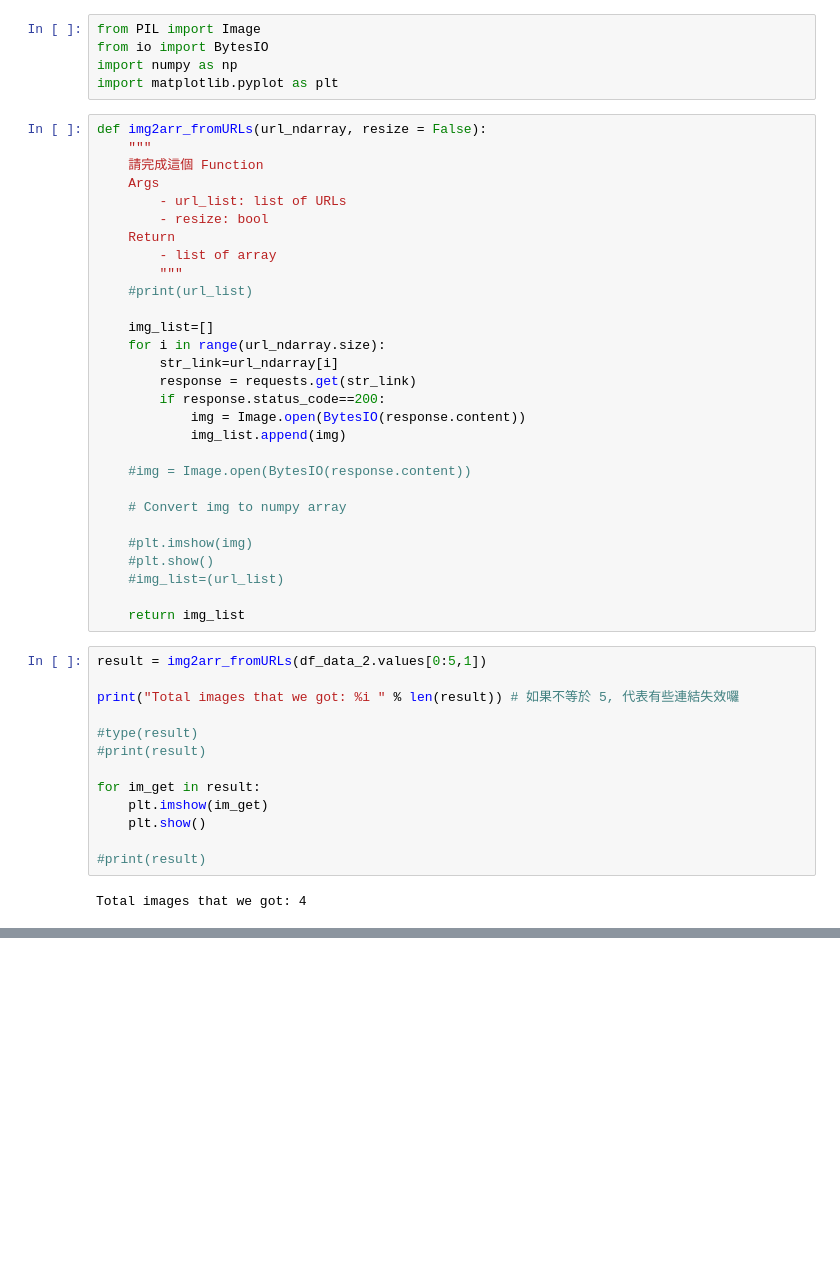
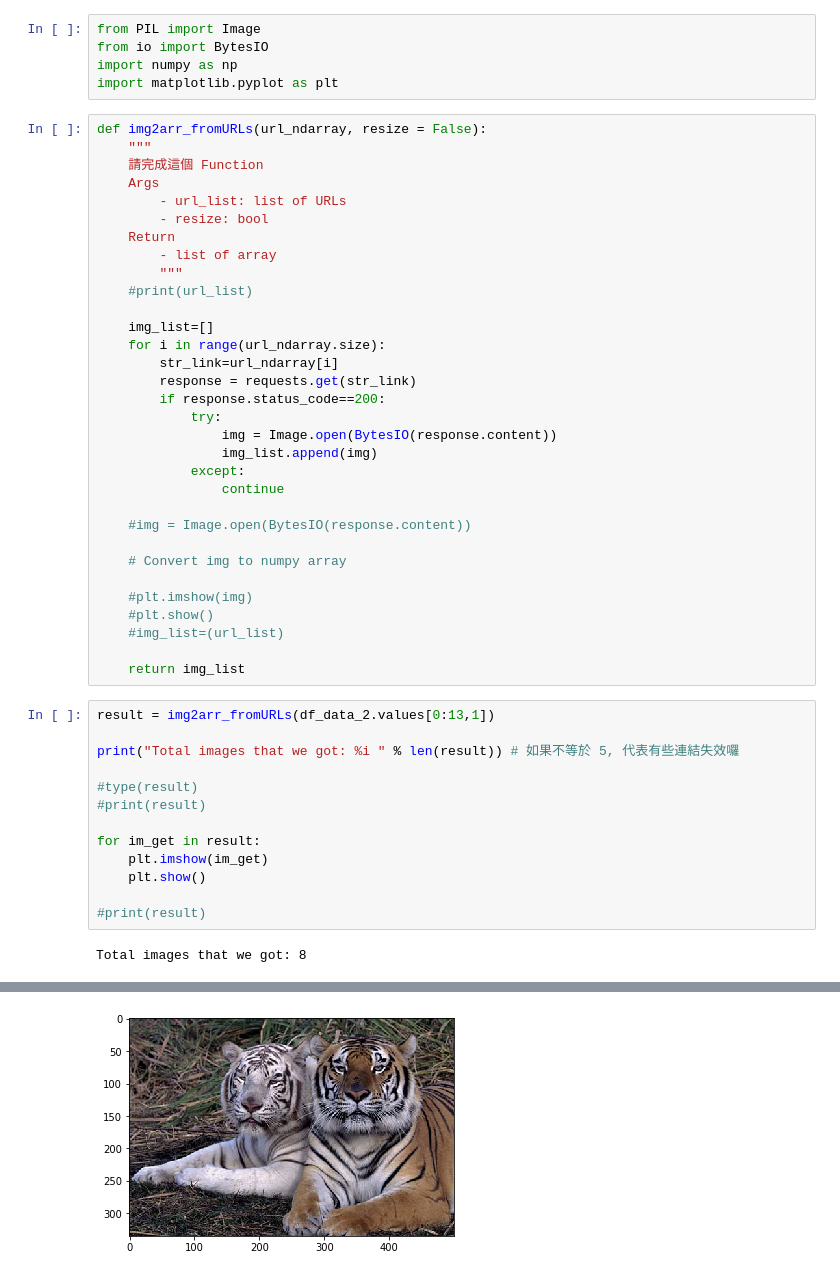
Before and after one commit to sunnywin99/3rd-ML100Days, a Jupyter notebook: homework/Day_005-2_HW.ipynb, the cells around one changed output, grey strips where cells are left out. Saved outputs shown, nothing was run; the diff lists cells and outputs as text; blank space fills up the shorter version.

```diff
--- a/homework/Day_005-2_HW.ipynb
+++ b/homework/Day_005-2_HW.ipynb
@@ -96,8 +96,11 @@ def img2arr_fromURLs(url_ndarray, resize = False):
         str_link=url_ndarray[i]
         response = requests.get(str_link)
         if response.status_code==200:
-            img = Image.open(BytesIO(response.content))
-            img_list.append(img)
+            try:
+                img = Image.open(BytesIO(response.content))
+                img_list.append(img)
+            except:
+                continue
 
     #img = Image.open(BytesIO(response.content))
 
@@ -109,21 +112,22 @@ def img2arr_fromURLs(url_ndarray, resize = False):
 
     return img_list
 # %%
-result = img2arr_fromURLs(df_data_2.values[0:5,1])
+result = img2arr_fromURLs(df_data_2.values[0:13,1])
 
 print("Total images that we got: %i " % len(result)) # 如果不等於 5, 代表有些連結失效囉
 
 #type(result)
 #print(result)
 
 for im_get in result:
     plt.imshow(im_get)
     plt.show()
 
 #print(result)
 # %% [output]
-Total images that we got: 4
+Total images that we got: 8
 [figure]
 [figure]
 [figure]
 [figure]
+[figure, added]
```
Also changed, not shown: parts of 1 cell of this notebook.
